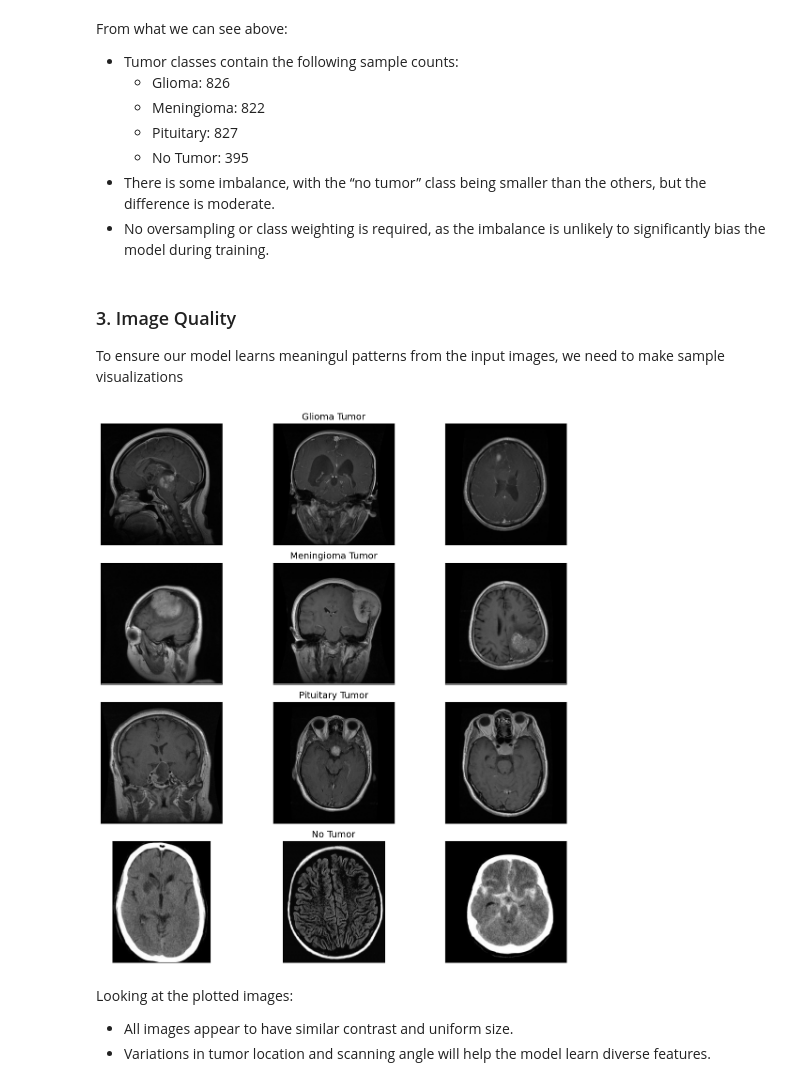
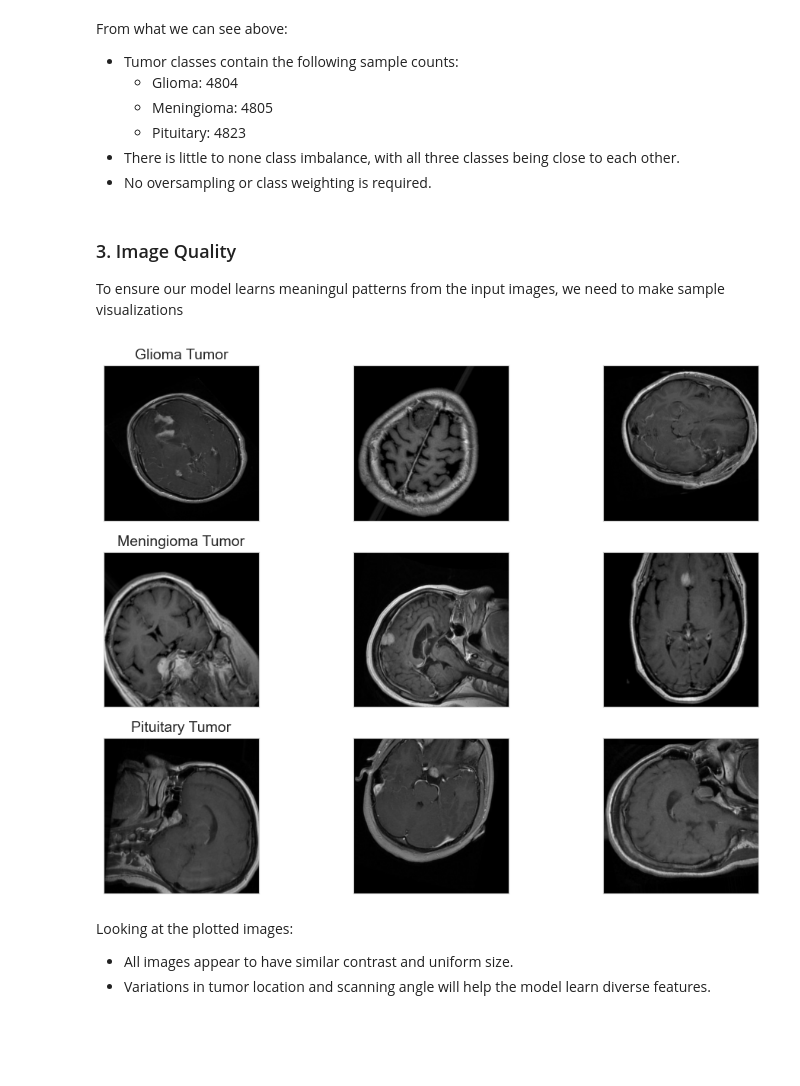
Before and after one commit to daviddning/cancer-tumor-classifier, a Jupyter notebook: notebooks/eda_brain_umor.ipynb, the cells around one changed output. Cells and saved outputs as stored; diff of their text form; code cells hidden in the pictures; blank space fills up the shorter version.

Commit message:
updated eda_brain_umor

```diff
--- a/notebooks/eda_brain_umor.ipynb
+++ b/notebooks/eda_brain_umor.ipynb
@@ -25,10 +21,10 @@ import os
 import numpy as np
 import matplotlib.pyplot as plt
 import seaborn as sns
-from PIL import Image
+import pandas as pd
 
 # define path
-data_dir = r"C:\Users\SCHOOL\.cache\kagglehub\datasets\sartajbhuvaji\brain-tumor-classification-mri\versions\3\Training"
+data_dir = r"C:\Users\SCHOOL\OneDrive - UBC\Desktop\pythonlearninghaha\Brain Tumor Dataset"
 
 # count samples
 def count_samples(directory):
@@ -42,13 +38,19 @@ def count_samples(directory):
 counts = count_samples(data_dir)
 print(counts)
 
-# plot class distribution
+# convert to dataframe
+df = pd.DataFrame(list(counts.items()), columns=["Tumor Type", "Count"])
+
+# plot
+sns.set_style("whitegrid")
 plt.figure(figsize=(8, 4))
-sns.barplot(x=list(counts.keys()), y=list(counts.values()))
+sns.barplot(x="Tumor Type", y="Count", data=df)
 plt.title("Class Distribution")
 plt.ylabel("Number of Samples")
 plt.xlabel("Tumor Type")
-plt.grid(True, linestyle='--', alpha=0.5)
-plt.savefig("../reports/class_distribution.png", bbox_inches="tight")
+
+# ensure folder exists
+os.makedirs("../graphics", exist_ok=True)
+plt.savefig("../graphics/class_distribution.png", bbox_inches="tight")
 plt.show()
 # %% [output]
@@ -57,71 +59,67 @@ plt.show()
 # %% [markdown]
 From what we can see above:
 - Tumor classes contain the following sample counts:
-  - Glioma: 826
-  - Meningioma: 822
-  - Pituitary: 827
-  - No Tumor: 395
-- There is some imbalance, with the “no tumor” class being smaller than the others, but the difference is moderate.
-- No oversampling or class weighting is required, as the imbalance is unlikely to significantly bias the model during training.
+  - Glioma: 4804
+  - Meningioma: 4805
+  - Pituitary: 4823
+- There is little to none class imbalance, with all three classes being close to each other.
+- No oversampling or class weighting is required.
 # %% [markdown]
 ### 3. Image Quality
 
 To ensure our model learns meaningul patterns from the input images, we need to make sample visualizations
 # %%
+import os
+import numpy as np
+import matplotlib.pyplot as plt
+from PIL import Image
+
 # seed for reproducibility
 np.random.seed(55)
 
-# load N random images from a class folder
+# function to load N random images from a class
 def load_n_images(class_name, n=3):
     class_path = os.path.join(data_dir, class_name)
-    files = np.array(os.listdir(class_path))
+    files = [f for f in os.listdir(class_path) if f.lower().endswith((".jpg", ".jpeg", ".png"))]
     selected_files = np.random.choice(files, size=n, replace=False)
-    return [Image.open(os.path.join(class_path, f)).convert("L") for f in selected_files]  # Load as grayscale
+    return [Image.open(os.path.join(class_path, f)).convert("L") for f in selected_files]  # grayscale
 
 # load 3 images per class
-glioma_imgs = load_n_images("glioma_tumor", n=3)
-meningioma_imgs = load_n_images("meningioma_tumor", n=3)
-pituitary_imgs = load_n_images("pituitary_tumor", n=3)
-no_tumor_imgs = load_n_images("no_tumor", n=3)
+glioma_imgs = load_n_images("glioma", n=3)
+meningioma_imgs = load_n_images("meningioma", n=3)
+pituitary_imgs = load_n_images("pituitary", n=3)
 
-# plot all images
-fig, axes = plt.subplots(4, 3, figsize=(12, 12))
+# plot all images (3 rows × 3 columns)
+fig, axes = plt.subplots(3, 3, figsize=(12, 9))
 
 # glioma row
 for i, img in enumerate(glioma_imgs):
     axes[0, i].imshow(img, cmap="gray")
-    if i == 1:
+    if i == 0:
         axes[0, i].set_title("Glioma Tumor", fontsize=14)
 
 # meningioma row
 for i, img in enumerate(meningioma_imgs):
     axes[1, i].imshow(img, cmap="gray")
-    if i == 1:
+    if i == 0:
         axes[1, i].set_title("Meningioma Tumor", fontsize=14)
 
 # pituitary row
 for i, img in enumerate(pituitary_imgs):
     axes[2, i].imshow(img, cmap="gray")
-    if i == 1:
+    if i == 0:
         axes[2, i].set_title("Pituitary Tumor", fontsize=14)
 
-# no tumor row
-for i, img in enumerate(no_tumor_imgs):
-    axes[3, i].imshow(img, cmap="gray")
-    if i == 1:
-        axes[3, i].set_title("No Tumor", fontsize=14)
-
-# remove ticks and add some spacing
+# remove ticks
 for ax in axes.flat:
     ax.set_xticks([])
     ax.set_yticks([])
 
-plt.subplots_adjust(hspace=0.3)
-plt.tight_layout()
-plt.savefig("../reports/image_quality_comparison.png", bbox_inches="tight", dpi=300)
+# save figure
+plt.savefig("../graphics/class_examples.png", bbox_inches="tight")
 plt.show()
 # %% [output]
-[figure, old version]
+[figure, new version]
 # %% [markdown]
 Looking at the plotted images:
 
```
Also changed, not shown: parts of 4 cells of this notebook.
